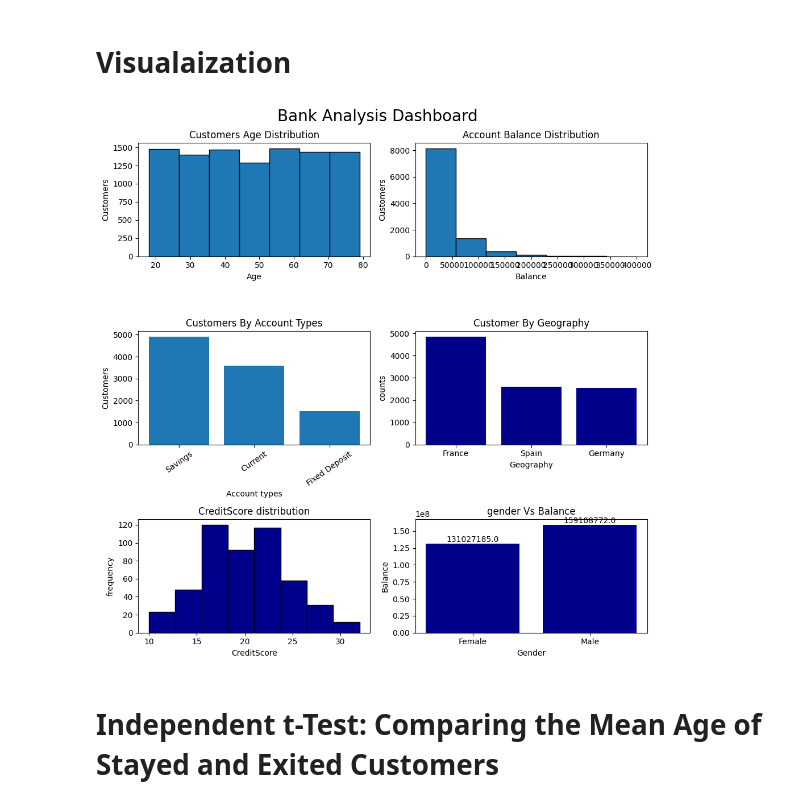
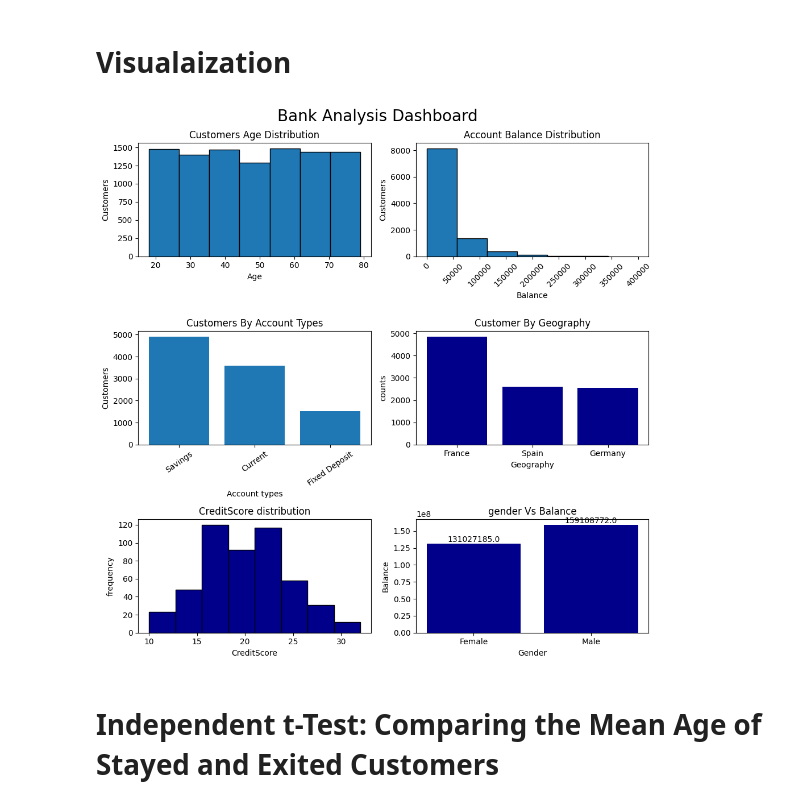
Before and after one commit to Engr-Jawad/Data-Science-Projects, a Jupyter notebook: Bank_Analysis/bank_analysis.ipynb, the cells around one changed output. Saved outputs shown, nothing was run; the diff lists cells and outputs as text; code cells hidden in the pictures.

```diff
--- a/Bank_Analysis/bank_analysis.ipynb
+++ b/Bank_Analysis/bank_analysis.ipynb
@@ -181,6 +182,7 @@ ax[0,1].hist(df["Balance"],bins=7,edgecolor="black")
 ax[0,1].set_title("Account Balance Distribution")
 ax[0,1].set_xlabel("Balance")
 ax[0,1].set_ylabel("Customers")
+ax[0,1].tick_params(axis="x", rotation=45)
 
 # 3rd subplot
 # customers by account type
@@ -197,34 +199,34 @@ ax[1,0].set_ylabel("Customers")
 customer_by_city = df["Geography"].value_counts()
 ax[1,1].bar(customer_by_city.index,customer_by_city.values,color="darkblue")
 ax[1,1].set_title("Customer By Geography")
 ax[1,1].set_xlabel("Geography")
 ax[1,1].set_ylabel("counts")
 
 # 5th subplot
 # credit score distribution
 credit_Score = df["CreditScore"].value_counts()
 ax[2,0].hist(credit_Score,bins=8,edgecolor="Black",color="darkblue")
 ax[2,0].set_title("CreditScore distribution")
 ax[2,0].set_xlabel("CreditScore")
 ax[2,0].set_ylabel("frequency")
 
 
 
 # 6th subplot
 # gender vs balance
 gend_vs_bal = df.groupby("Gender")["Balance"].sum()
 bar = ax[2,1].bar(gend_vs_bal.index,gend_vs_bal.values,color="Darkblue")
 ax[2,1].bar_label(bar , fmt='{:}')
 ax[2,1].set_title("gender Vs Balance")
 ax[2,1].set_xlabel("Gender")
 ax[2,1].set_ylabel("Balance")
 
 plt.suptitle("Bank Analysis Dashboard",fontsize = 20)
 plt.tight_layout()
 plt.savefig("bank_analysis.png",dpi=300,bbox_inches="tight")
 plt.show()
 # %% [output]
-[figure, old version]
+[figure, new version]
 # %% [markdown]
 #  Independent t-Test: Comparing the Mean Age of Stayed and Exited Customers
 # %%
```
Also changed, not shown: parts of 6 cells of this notebook, 1 other file.
